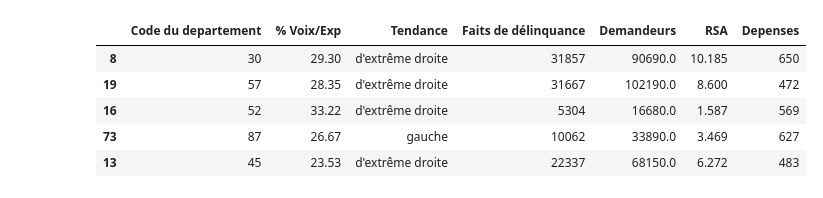
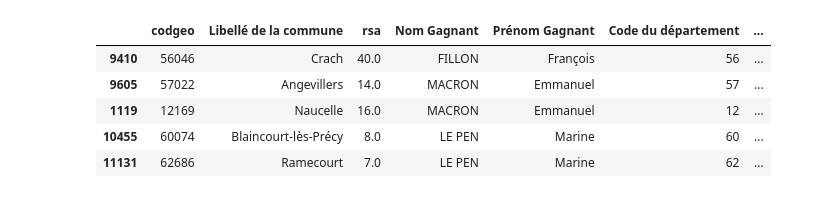
Before and after one commit to marintosti12/MSPR-Data, a Jupyter notebook: IA.ipynb, the cells around one changed output. Saved outputs shown, nothing was run; the diff lists cells and outputs as text; code cells hidden in the pictures.

```diff
--- a/IA.ipynb
+++ b/IA.ipynb
@@ -5,12 +5,12 @@ import seaborn as sns
 import matplotlib.pyplot as plt
 from sklearn.preprocessing import LabelEncoder
 # %%
-df = data = pd.read_csv("CleanData/data_2017.csv")
+df = data = pd.read_csv("CleanData/2017/data.csv")
 df.sample(5)
 # %% [output]
-|  | Code du departement | % Voix/Exp | Tendance | Faits de délinquance | Demandeurs | RSA | Depenses |
-| 8 | 30 | 29.30 | d'extrême droite | 31857 | 90690.0 | 10.185 | 650 |
-| 19 | 57 | 28.35 | d'extrême droite | 31667 | 102190.0 | 8.600 | 472 |
-| 16 | 52 | 33.22 | d'extrême droite | 5304 | 16680.0 | 1.587 | 569 |
-| 73 | 87 | 26.67 | gauche | 10062 | 33890.0 | 3.469 | 627 |
-| 13 | 45 | 23.53 | d'extrême droite | 22337 | 68150.0 | 6.272 | 483 |
+|  | codgeo | Libellé de la commune | rsa | Nom Gagnant | Prénom Gagnant | Code du département | ... |
+| 9410 | 56046 | Crach | 40.0 | FILLON | François | 56 | ... |
+| 9605 | 57022 | Angevillers | 14.0 | MACRON | Emmanuel | 57 | ... |
+| 1119 | 12169 | Naucelle | 16.0 | MACRON | Emmanuel | 12 | ... |
+| 10455 | 60074 | Blaincourt-lès-Précy | 8.0 | LE PEN | Marine | 60 | ... |
+| 11131 | 62686 | Ramecourt | 7.0 | LE PEN | Marine | 62 | ... |
```
Also changed, not shown: parts of 15 cells of this notebook, 2 other files.
